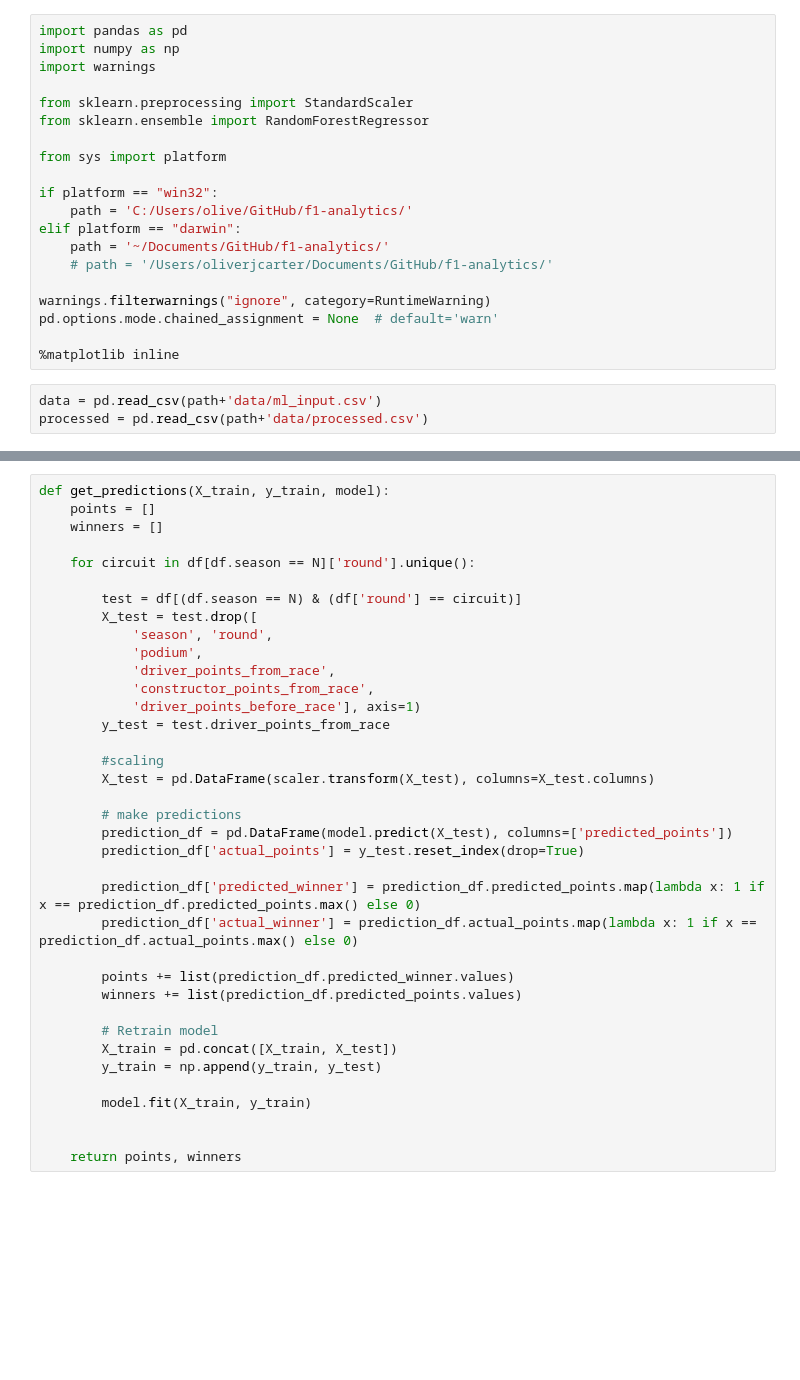
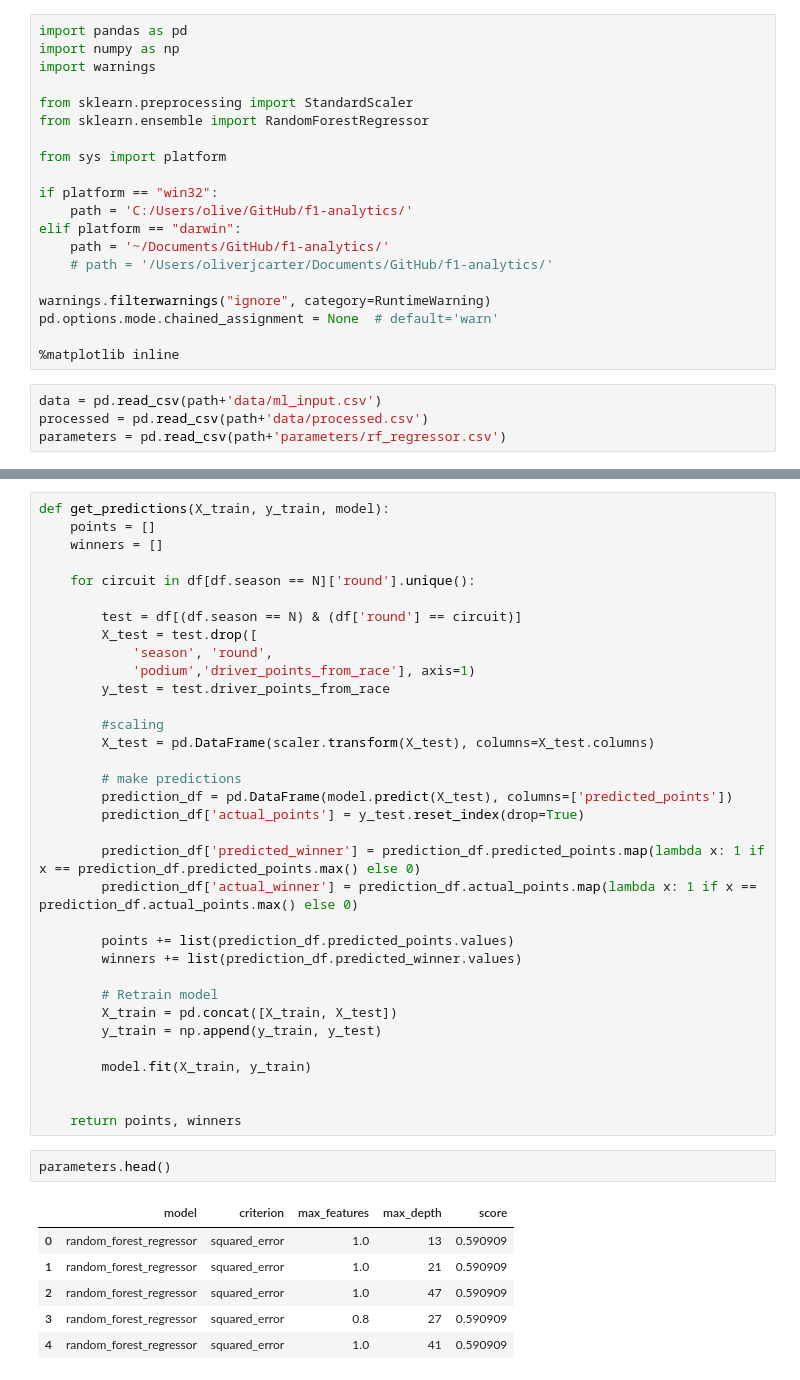
Before and after one commit to ollyjc99/f1-analytics, a Jupyter notebook: data modelling/predictions/RFR.ipynb, the cells around one changed output, grey strips where cells are left out. Drawn from its saved outputs; the diff is of its cells as text; blank space fills up the shorter version.

```diff
--- a/data modelling/predictions/RFR.ipynb
+++ b/data modelling/predictions/RFR.ipynb
@@ -21,6 +21,7 @@ pd.options.mode.chained_assignment = None  # default='warn'
 # %%
 data = pd.read_csv(path+'data/ml_input.csv')
 processed = pd.read_csv(path+'data/processed.csv')
+parameters = pd.read_csv(path+'parameters/rf_regressor.csv')
 # %%
 ### Season to test results
 
@@ -67,10 +65,7 @@ def get_predictions(X_train, y_train, model):
         test = df[(df.season == N) & (df['round'] == circuit)]
         X_test = test.drop([
             'season', 'round',
-            'podium',
-            'driver_points_from_race',
-            'constructor_points_from_race',
-            'driver_points_before_race'], axis=1)
+            'podium','driver_points_from_race'], axis=1)
         y_test = test.driver_points_from_race
 
         #scaling
@@ -83,8 +78,8 @@ def get_predictions(X_train, y_train, model):
         prediction_df['predicted_winner'] = prediction_df.predicted_points.map(lambda x: 1 if x == prediction_df.predicted_points.max() else 0)
         prediction_df['actual_winner'] = prediction_df.actual_points.map(lambda x: 1 if x == prediction_df.actual_points.max() else 0)
 
-        points += list(prediction_df.predicted_winner.values)
-        winners += list(prediction_df.predicted_points.values)
+        points += list(prediction_df.predicted_points.values)
+        winners += list(prediction_df.predicted_winner.values)
 
         # Retrain model
         X_train = pd.concat([X_train, X_test])
@@ -94,3 +89,12 @@ def get_predictions(X_train, y_train, model):
 
 
     return points, winners
+# %%
+parameters.head()
+# %% [output]
+|  | model | criterion | max_features | max_depth | score |
+| 0 | random_forest_regressor | squared_error | 1.0 | 13 | 0.590909 |
+| 1 | random_forest_regressor | squared_error | 1.0 | 21 | 0.590909 |
+| 2 | random_forest_regressor | squared_error | 1.0 | 47 | 0.590909 |
+| 3 | random_forest_regressor | squared_error | 0.8 | 27 | 0.590909 |
+| 4 | random_forest_regressor | squared_error | 1.0 | 41 | 0.590909 |
```
Also changed, not shown: parts of 6 cells of this notebook, 1 other file.
